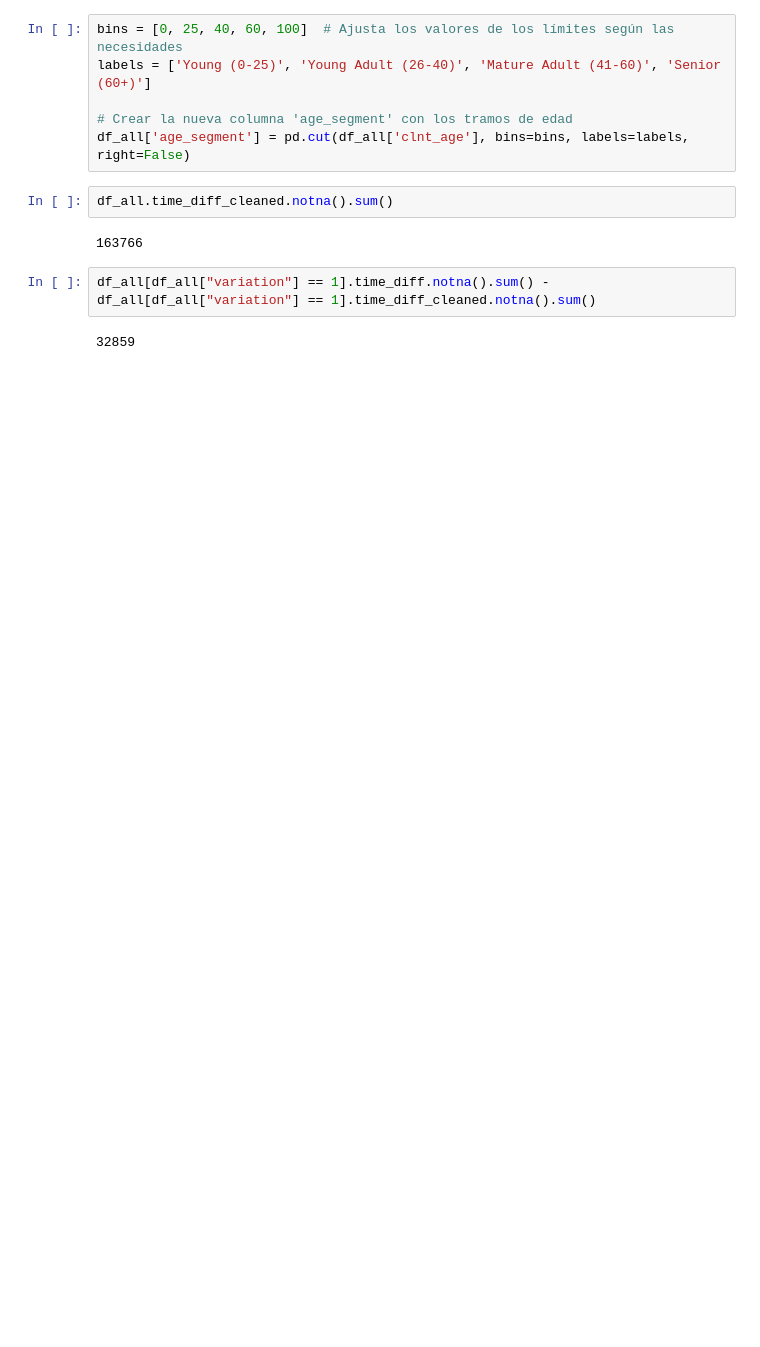
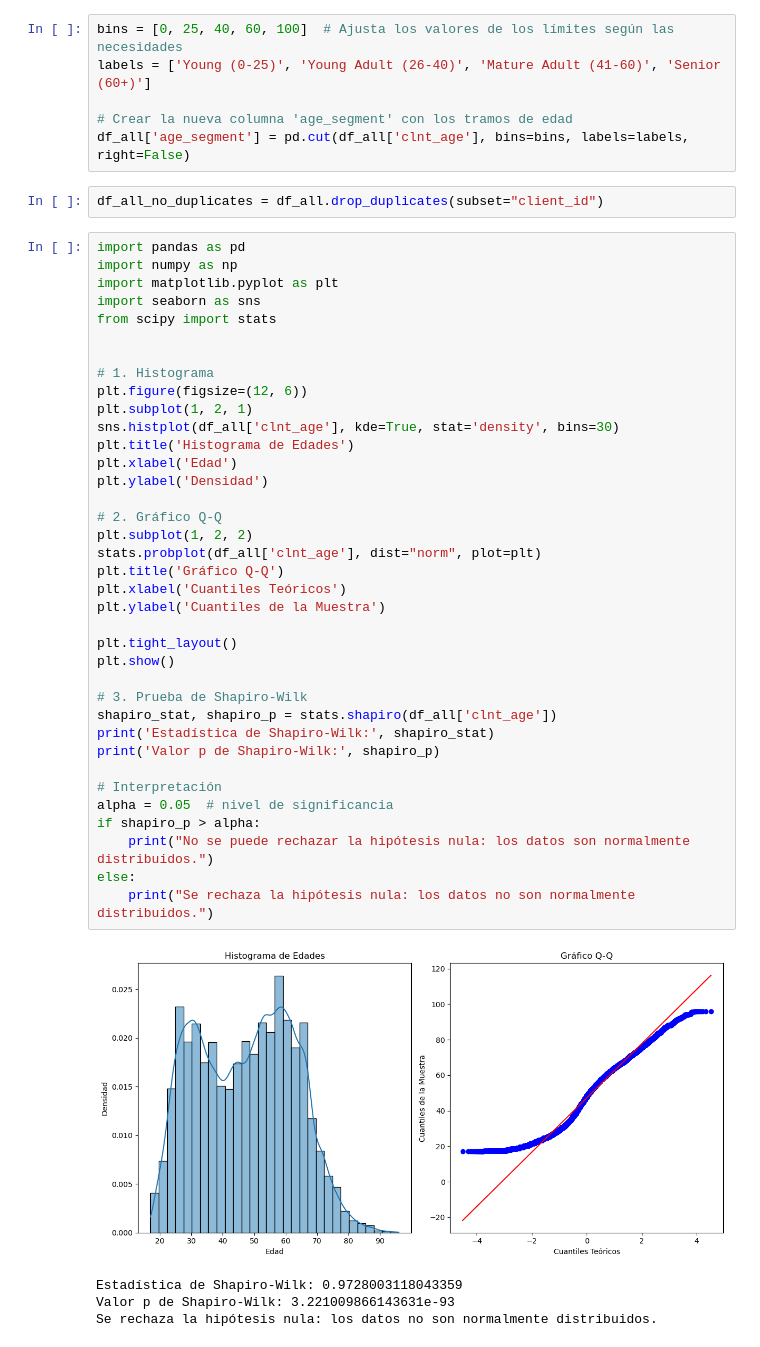
Before and after one commit to ivanalonsom/Project5_EDA_Inferential_Stats, a Jupyter notebook: mainPowerBi.ipynb, the cells around one changed output. Saved outputs shown, nothing was run; the diff lists cells and outputs as text; blank space fills up the shorter version.

```diff
--- a/mainPowerBi.ipynb
+++ b/mainPowerBi.ipynb
@@ -70,12 +45,48 @@ labels = ['Young (0-25)', 'Young Adult (26-40)', 'Mature Adult (41-60)', 'Senior
 
 # Crear la nueva columna 'age_segment' con los tramos de edad
 df_all['age_segment'] = pd.cut(df_all['clnt_age'], bins=bins, labels=labels, right=False)
-# %%
-df_all.time_diff_cleaned.notna().sum()
-# %% [output]
-163766
-# %%
-df_all[df_all["variation"] == 1].time_diff.notna().sum() - df_all[df_all["variation"] == 1].time_diff_cleaned.notna().sum()
-# %% [output]
-32859
+# %%
+df_all_no_duplicates = df_all.drop_duplicates(subset="client_id")
+# %%
+import pandas as pd
+import numpy as np
+import matplotlib.pyplot as plt
+import seaborn as sns
+from scipy import stats
+
+
+# 1. Histograma
+plt.figure(figsize=(12, 6))
+plt.subplot(1, 2, 1)
+sns.histplot(df_all['clnt_age'], kde=True, stat='density', bins=30)
+plt.title('Histograma de Edades')
+plt.xlabel('Edad')
+plt.ylabel('Densidad')
+
+# 2. Gráfico Q-Q
+plt.subplot(1, 2, 2)
+stats.probplot(df_all['clnt_age'], dist="norm", plot=plt)
+plt.title('Gráfico Q-Q')
+plt.xlabel('Cuantiles Teóricos')
+plt.ylabel('Cuantiles de la Muestra')
+
+plt.tight_layout()
+plt.show()
+
+# 3. Prueba de Shapiro-Wilk
+shapiro_stat, shapiro_p = stats.shapiro(df_all['clnt_age'])
+print('Estadística de Shapiro-Wilk:', shapiro_stat)
+print('Valor p de Shapiro-Wilk:', shapiro_p)
+
+# Interpretación
+alpha = 0.05  # nivel de significancia
+if shapiro_p > alpha:
+    print("No se puede rechazar la hipótesis nula: los datos son normalmente distribuidos.")
+else:
+    print("Se rechaza la hipótesis nula: los datos no son normalmente distribuidos.")
+# %% [output]
+[figure, added]
+Estadística de Shapiro-Wilk: 0.9728003118043359
+Valor p de Shapiro-Wilk: 3.221009866143631e-93
+Se rechaza la hipótesis nula: los datos no son normalmente distribuidos.
 # %%
```
Also changed, not shown: parts of 10 cells of this notebook, 10 other files.
